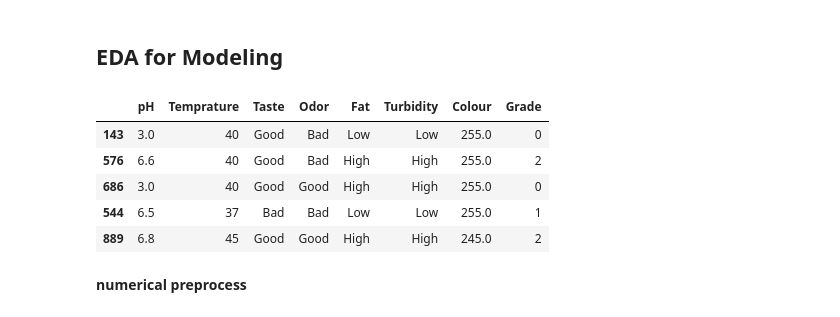
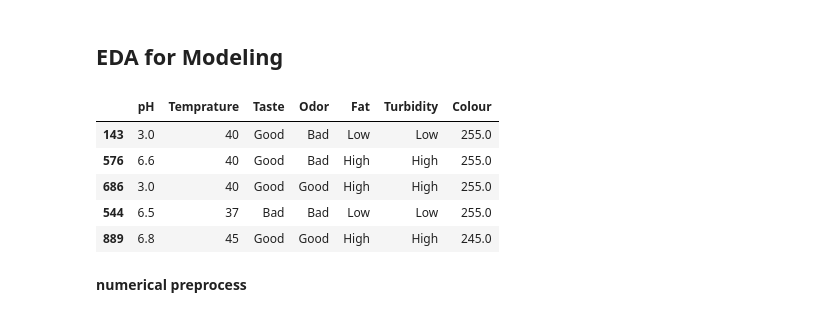
Before and after one commit to rafifaditio/Exercise, a Jupyter notebook: deploy_2/milk_classf.ipynb, the cells around one changed output. Drawn from its saved outputs; the diff is of its cells as text; code cells hidden in the pictures.

```diff
--- a/deploy_2/milk_classf.ipynb
+++ b/deploy_2/milk_classf.ipynb
@@ -147,14 +149,14 @@ X_train_eda = X_train.copy()
 # %% [markdown]
 ## **EDA for Modeling**
 # %%
-df_eda.head()
+X_train_eda.head()
 # %% [output]
-|  | pH | Temprature | Taste | Odor | Fat | Turbidity | Colour | Grade |
-| 143 | 3.0 | 40 | Good | Bad | Low | Low | 255.0 | 0 |
-| 576 | 6.6 | 40 | Good | Bad | High | High | 255.0 | 2 |
-| 686 | 3.0 | 40 | Good | Good | High | High | 255.0 | 0 |
-| 544 | 6.5 | 37 | Bad | Bad | Low | Low | 255.0 | 1 |
-| 889 | 6.8 | 45 | Good | Good | High | High | 245.0 | 2 |
+|  | pH | Temprature | Taste | Odor | Fat | Turbidity | Colour |
+| 143 | 3.0 | 40 | Good | Bad | Low | Low | 255.0 |
+| 576 | 6.6 | 40 | Good | Bad | High | High | 255.0 |
+| 686 | 3.0 | 40 | Good | Good | High | High | 255.0 |
+| 544 | 6.5 | 37 | Bad | Bad | Low | Low | 255.0 |
+| 889 | 6.8 | 45 | Good | Good | High | High | 245.0 |
 # %%
 num_col = ['pH', 'Temprature', 'Colour']
 cat_col = ['Taste', 'Odor', 'Fat', 'Turbidity']
```
Also changed, not shown: parts of 28 cells of this notebook.
